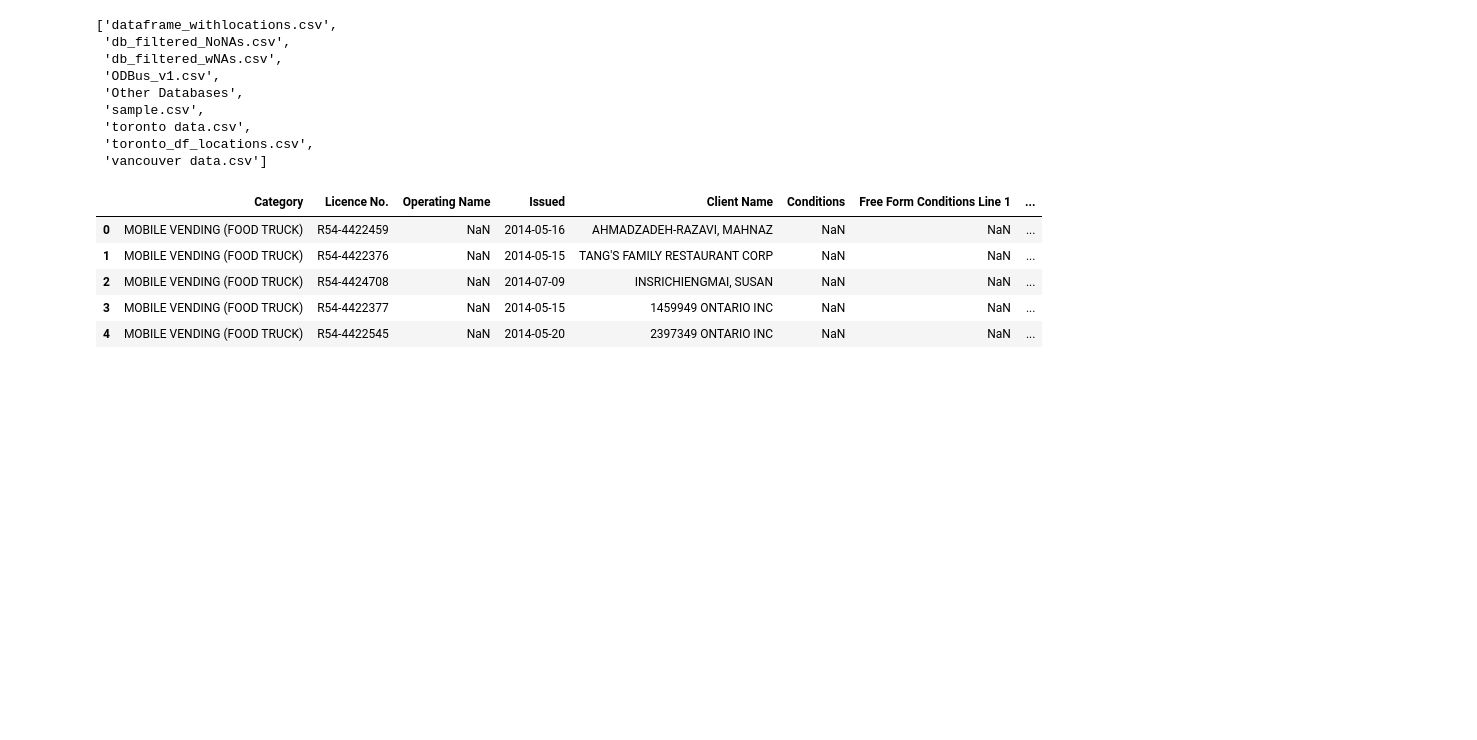
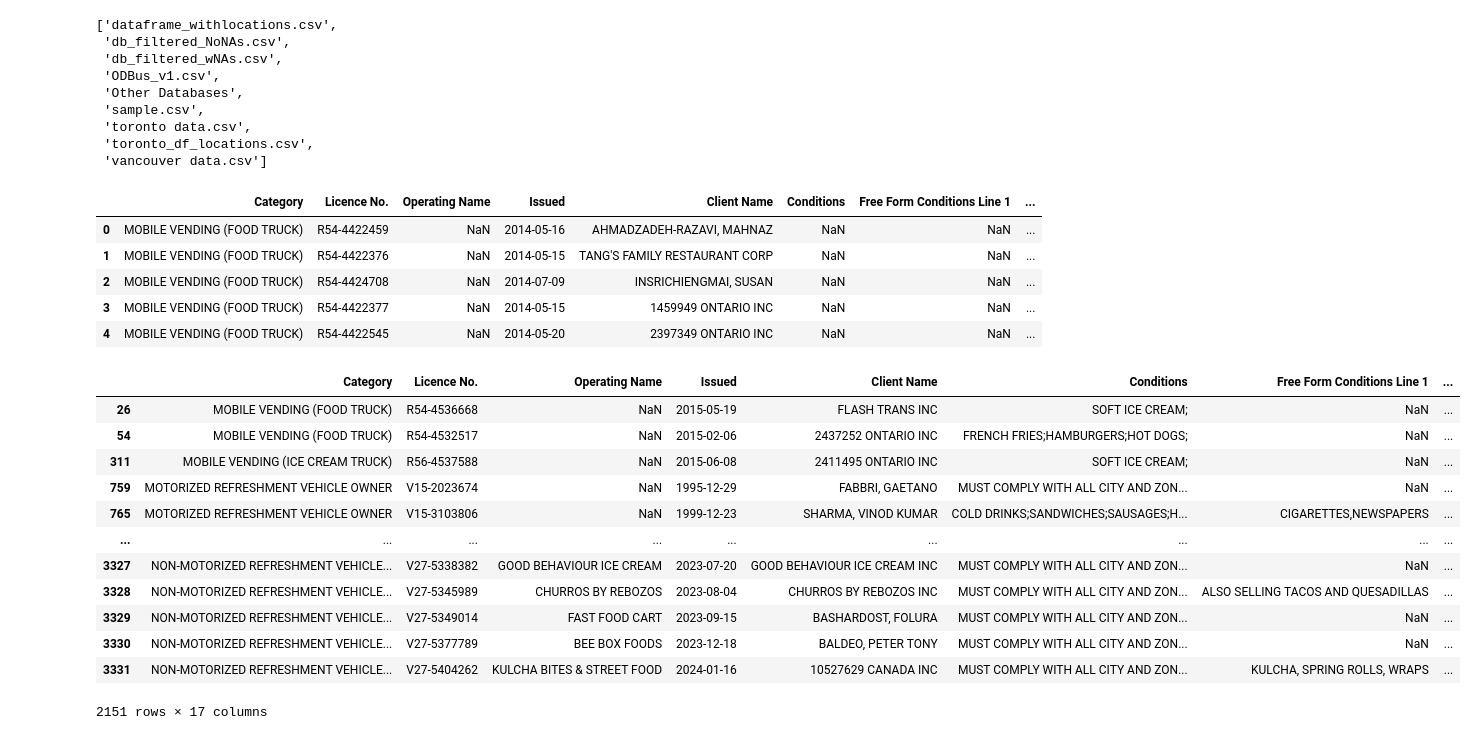
Before and after one commit to edwinsantosv/Economic-impact-of-Food-Trucks-on-Local-Municipalities, a Jupyter notebook: Cleaning_Notebooks/Cleaning_Toronto_Categories.ipynb, the cells around one changed output. Drawn from its saved outputs; the diff is of its cells as text; code cells hidden in the pictures; blank space fills up the shorter version.

```diff
--- a/Cleaning_Notebooks/Cleaning_Toronto_Categories.ipynb
+++ b/Cleaning_Notebooks/Cleaning_Toronto_Categories.ipynb
@@ -42,3 +42,19 @@ df.head()
 | 2 | MOBILE VENDING (FOOD TRUCK) | R54-4424708 | NaN | 2014-07-09 | INSRICHIENGMAI, SUSAN | NaN | NaN | ... |
 | 3 | MOBILE VENDING (FOOD TRUCK) | R54-4422377 | NaN | 2014-05-15 | 1459949 ONTARIO INC | NaN | NaN | ... |
 | 4 | MOBILE VENDING (FOOD TRUCK) | R54-4422545 | NaN | 2014-05-20 | 2397349 ONTARIO INC | NaN | NaN | ... |
+# %%
+df[(~df['Conditions'].isna())]
+# %% [output]
+|  | Category | Licence No. | Operating Name | Issued | Client Name | Conditions | Free Form Conditions Line 1 | ... |
+| 26 | MOBILE VENDING (FOOD TRUCK) | R54-4536668 | NaN | 2015-05-19 | FLASH TRANS INC | SOFT ICE CREAM; | NaN | ... |
+| 54 | MOBILE VENDING (FOOD TRUCK) | R54-4532517 | NaN | 2015-02-06 | 2437252 ONTARIO INC | FRENCH FRIES;HAMBURGERS;HOT DOGS; | NaN | ... |
+| 311 | MOBILE VENDING (ICE CREAM TRUCK) | R56-4537588 | NaN | 2015-06-08 | 2411495 ONTARIO INC | SOFT ICE CREAM; | NaN | ... |
+| 759 | MOTORIZED REFRESHMENT VEHICLE OWNER | V15-2023674 | NaN | 1995-12-29 | FABBRI, GAETANO | MUST COMPLY WITH ALL CITY AND ZON... | NaN | ... |
+| 765 | MOTORIZED REFRESHMENT VEHICLE OWNER | V15-3103806 | NaN | 1999-12-23 | SHARMA, VINOD KUMAR | COLD DRINKS;SANDWICHES;SAUSAGES;H... | CIGARETTES,NEWSPAPERS | ... |
+| ... | ... | ... | ... | ... | ... | ... | ... | ... |
+| 3327 | NON-MOTORIZED REFRESHMENT VEHICLE... | V27-5338382 | GOOD BEHAVIOUR ICE CREAM | 2023-07-20 | GOOD BEHAVIOUR ICE CREAM INC | MUST COMPLY WITH ALL CITY AND ZON... | NaN | ... |
+| 3328 | NON-MOTORIZED REFRESHMENT VEHICLE... | V27-5345989 | CHURROS BY REBOZOS | 2023-08-04 | CHURROS BY REBOZOS INC | MUST COMPLY WITH ALL CITY AND ZON... | ALSO SELLING TACOS AND QUESADILLAS | ... |
+| 3329 | NON-MOTORIZED REFRESHMENT VEHICLE... | V27-5349014 | FAST FOOD CART | 2023-09-15 | BASHARDOST, FOLURA | MUST COMPLY WITH ALL CITY AND ZON... | NaN | ... |
+| 3330 | NON-MOTORIZED REFRESHMENT VEHICLE... | V27-5377789 | BEE BOX FOODS | 2023-12-18 | BALDEO, PETER TONY | MUST COMPLY WITH ALL CITY AND ZON... | NaN | ... |
+| 3331 | NON-MOTORIZED REFRESHMENT VEHICLE... | V27-5404262 | KULCHA BITES & STREET FOOD | 2024-01-16 | 10527629 CANADA INC | MUST COMPLY WITH ALL CITY AND ZON... | KULCHA, SPRING ROLLS, WRAPS | ... |
+2151 rows × 17 columns
```
Also changed, not shown: parts of 28 cells of this notebook, 4 other files.
